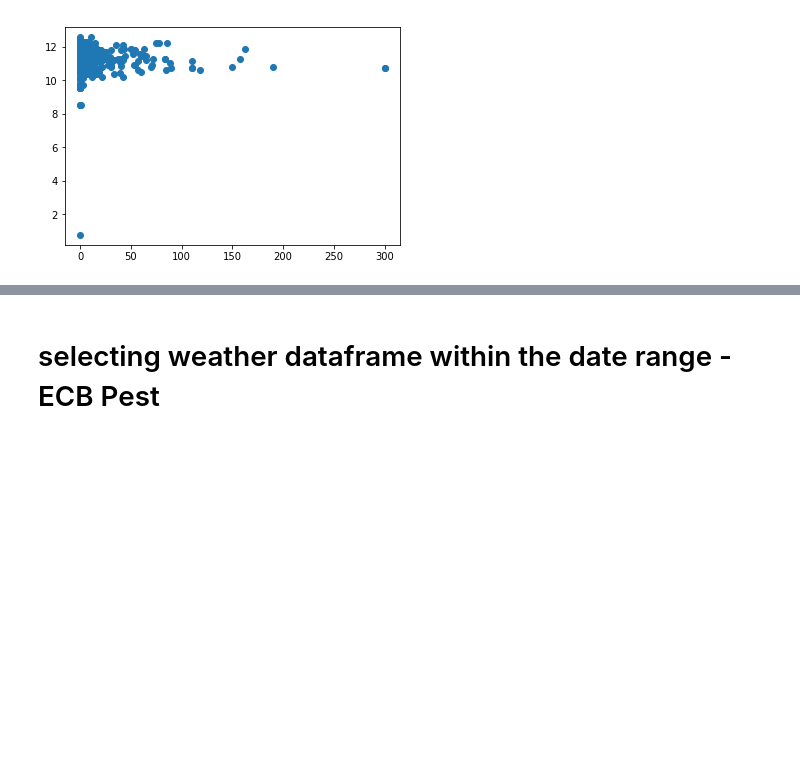
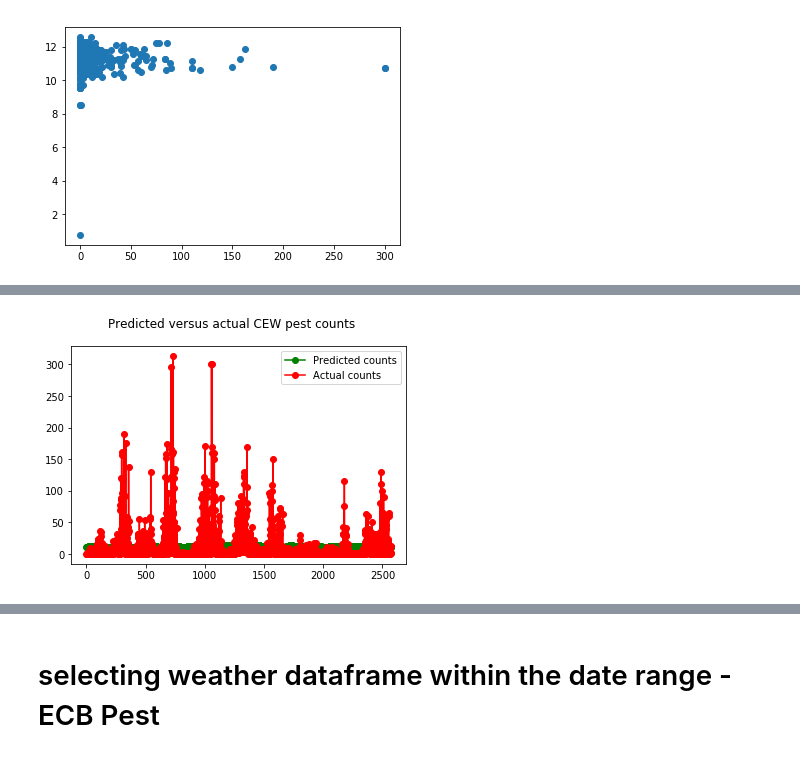
Before and after one commit to ramgautam06/CS898-Masters-Project, a Jupyter notebook: RamGautam_Project.ipynb, the cells around one changed output, grey strips where cells are left out. Cells and saved outputs as stored; diff of their text form; code cells hidden in the pictures; blank space fills up the shorter version.

```diff
--- a/RamGautam_Project.ipynb
+++ b/RamGautam_Project.ipynb
@@ -516,0 +582,2 @@ predicted_counts
+# %%
+poisson_count = predictions_summary_frame['mean']
@@ -519,10 +624,12 @@ print(actual_counts)
 # %%
 #Mlot the predicted counts versus the actual counts for the test data.
 fig = plt.figure()
 fig.suptitle('Predicted versus actual CEW pest counts ')
-predicted, = plt.plot(X_test.index, predicted_counts, 'go-', label='Predicted counts')
+predicted, = plt.plot(X_test.index, poisson_count, 'go-', label='Predicted counts')
 actual, = plt.plot(X_test.index, actual_counts, 'ro-', label='Actual counts')
 plt.legend(handles=[predicted, actual])
-#plt.show()
+plt.show()
+# %% [output]
+[figure, added]
 # %%
 #writing dataframe into csv file
```
Also changed, not shown: parts of 11 cells of this notebook, 1 other file.
